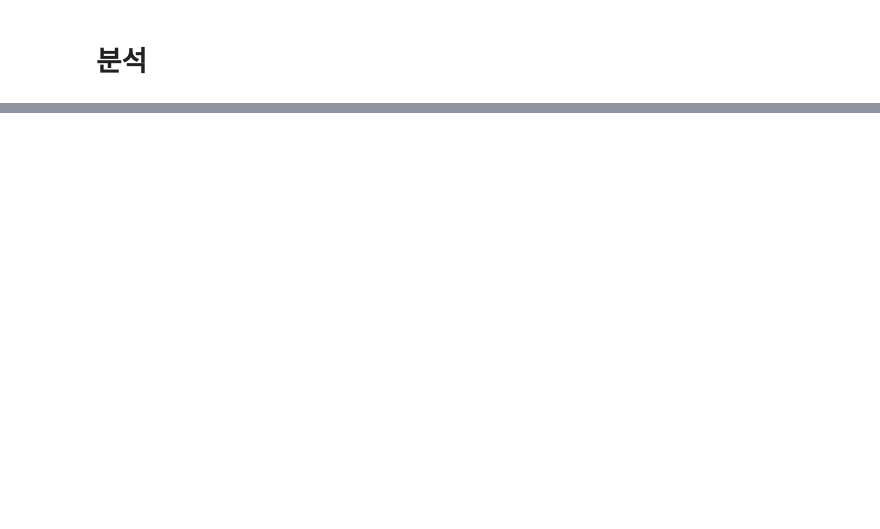
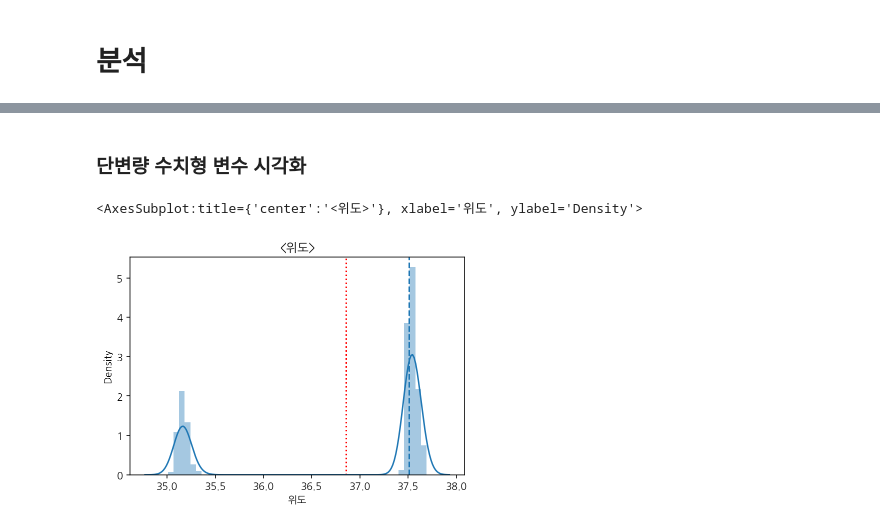
Before and after one commit to Kwonjimin/Commercial-Districts-Analysis, a Jupyter notebook: CodeDiary18/상권 분석.ipynb, the cells around one changed output, grey strips where cells are left out. Drawn from its saved outputs; the diff is of its cells as text; code cells hidden in the pictures; blank space fills up the shorter version.

```diff
--- a/CodeDiary18/상권 분석.ipynb
+++ b/CodeDiary18/상권 분석.ipynb
@@ -159,7 +121,7 @@ n2.sort_values().plot.barh(figsize=(7, 8))
 # %%
 # sort_values 를 통해 결측치가 많은 데이터를 위에서 9개 가져와서 not_use 변수로 저장
 # not_use 변수에 담긴 인덱스값만 추출해서 not_use_col 변수로 저장
-not_use = n1.sort_values(ascending=False).head(9)
+not_use = n.sort_values(ascending=False).head(9)
 not_use_col = not_use.index
 not_use_col
 # %% [output]
@@ -168,13 +130,12 @@ Index(['동정보', '건물부번지', '호정보', '지점명', '건물명', '
       dtype='object')
 # %%
 # 사용하지 않는 컬럼을 제거
-seoul = seoul.drop(not_use_col, axis=1)
-busan = busan.drop(not_use_col, axis=1)
+df = df.drop(not_use_col, axis=1)
 # %% [markdown]
 ### 사용하지 않는 컬럼 제거
 # %%
 # 컬럼명을 전처리 하기 위해 cols 라는 변수에 저장
-cols = seoul.columns
+cols = df.columns
 cols
 # %% [output]
 Index(['상가업소번호', '상호명', '상권업종대분류코드', '상권업종대분류명', '상권업종중분류코드', '상권업종중분류명',
@@ -195,5 +156,4 @@ Index(['상가업소번호', '상권업종대분류코드', '상권업종중분
       dtype='object')
 # %%
 # "코드", "번호" 가 들어가는 컬럼명만 drop으로 데이터프레임에서 제거
-seoul = seoul.drop(cols_code, axis=1)
-busan = busan.drop(cols_code, axis=1)
+df = df.drop(cols_code, axis=1)
@@ -233,0 +192,11 @@ busan
+# %% [markdown]
+### 단변량 수치형 변수 시각화
+# %%
+# 위도의 distplot
+plt.title('<위도>')
+plt.axvline(df["위도"].mean(), linestyle=":", color="r") #평균
+plt.axvline(df["위도"].median(), linestyle="--") #중앙값
+sns.distplot(df["위도"])
+# %% [output]
+<AxesSubplot:title={'center':'<위도>'}, xlabel='위도', ylabel='Density'>
+[figure, added]
```
Also changed, not shown: parts of 50 cells of this notebook.
